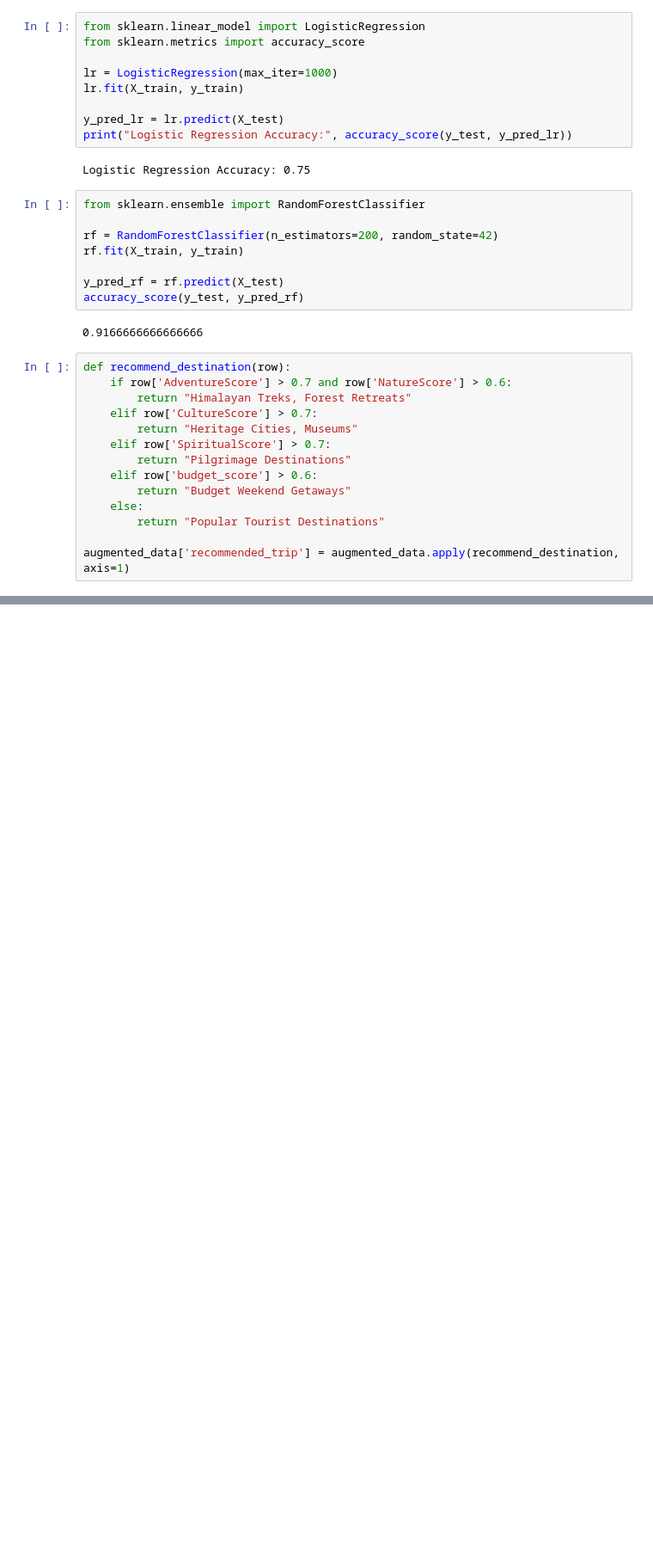
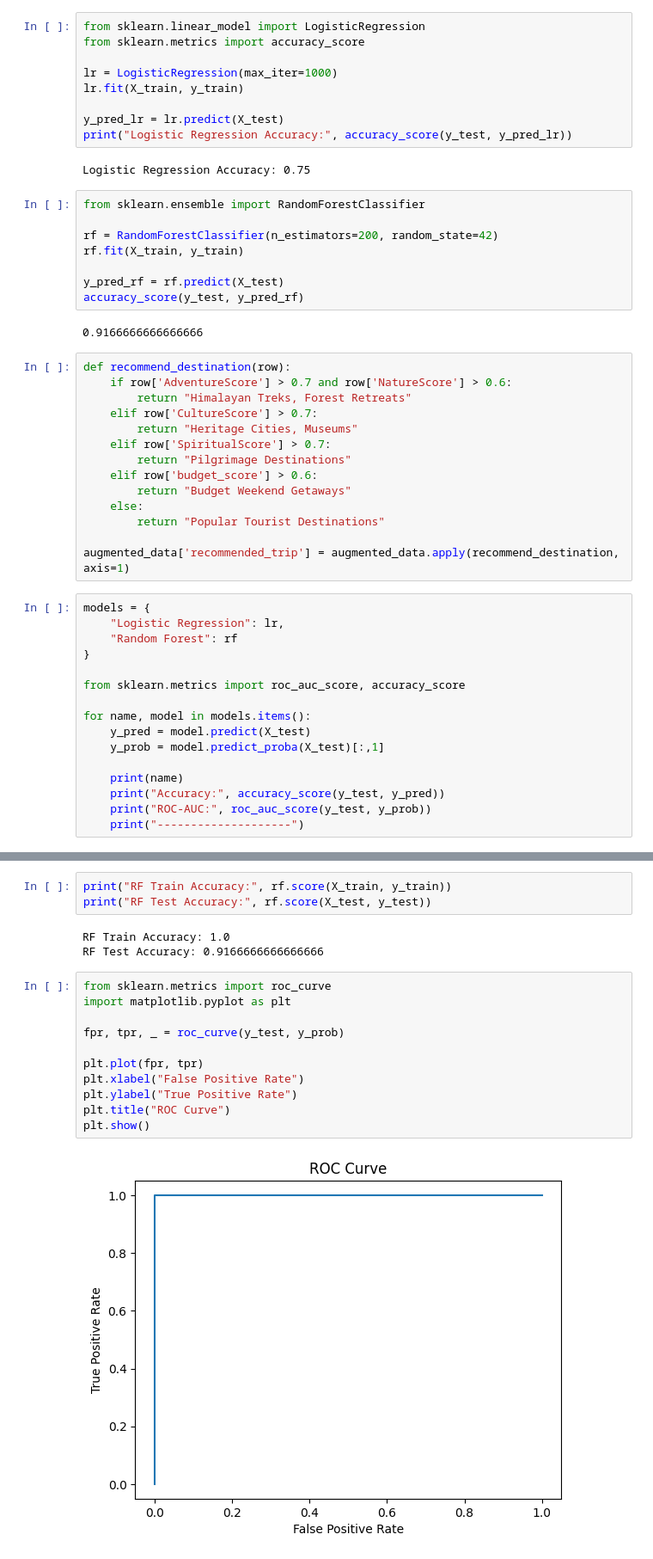
Before and after one commit to VidhiSidana/daa-assignment, a Jupyter notebook: TripSenseData.ipynb, the cells around one changed output, grey strips where cells are left out. Shown at 86% size. Drawn from its saved outputs; the diff is of its cells as text; blank space fills up the shorter version.

```diff
--- a/TripSenseData.ipynb
+++ b/TripSenseData.ipynb
@@ -565,3 +565,19 @@ def recommend_destination(row):
         return "Popular Tourist Destinations"
 
 augmented_data['recommended_trip'] = augmented_data.apply(recommend_destination, axis=1)
+# %%
+models = {
+    "Logistic Regression": lr,
+    "Random Forest": rf
+}
+
+from sklearn.metrics import roc_auc_score, accuracy_score
+
+for name, model in models.items():
+    y_pred = model.predict(X_test)
+    y_prob = model.predict_proba(X_test)[:,1]
+
+    print(name)
+    print("Accuracy:", accuracy_score(y_test, y_pred))
+    print("ROC-AUC:", roc_auc_score(y_test, y_prob))
+    print("--------------------")
@@ -567,0 +680,19 @@ augmented_data['recommended_trip'] = augmented_data.apply(recommend_destination,
+# %%
+print("RF Train Accuracy:", rf.score(X_train, y_train))
+print("RF Test Accuracy:", rf.score(X_test, y_test))
+# %% [output]
+RF Train Accuracy: 1.0
+RF Test Accuracy: 0.9166666666666666
+# %%
+from sklearn.metrics import roc_curve
+import matplotlib.pyplot as plt
+
+fpr, tpr, _ = roc_curve(y_test, y_prob)
+
+plt.plot(fpr, tpr)
+plt.xlabel("False Positive Rate")
+plt.ylabel("True Positive Rate")
+plt.title("ROC Curve")
+plt.show()
+# %% [output]
+[figure, added]
```
Also changed, not shown: parts of 8 cells of this notebook.
